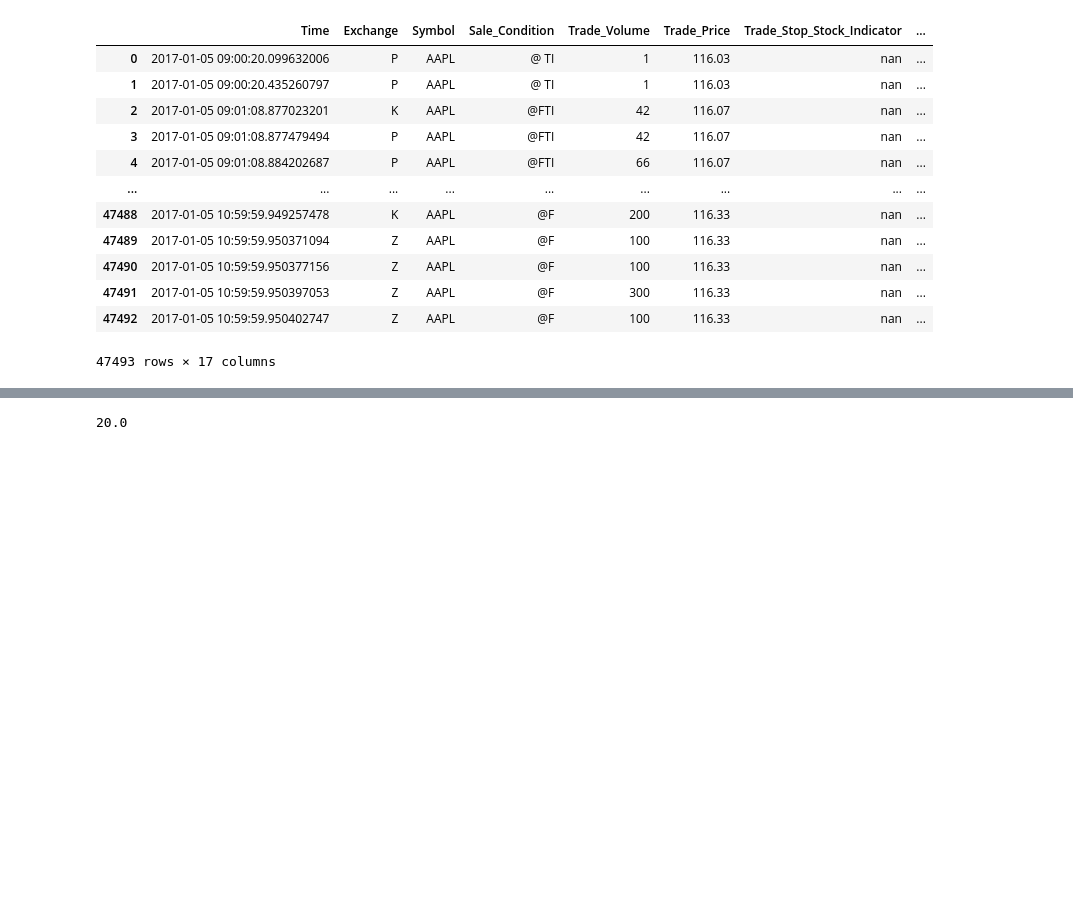
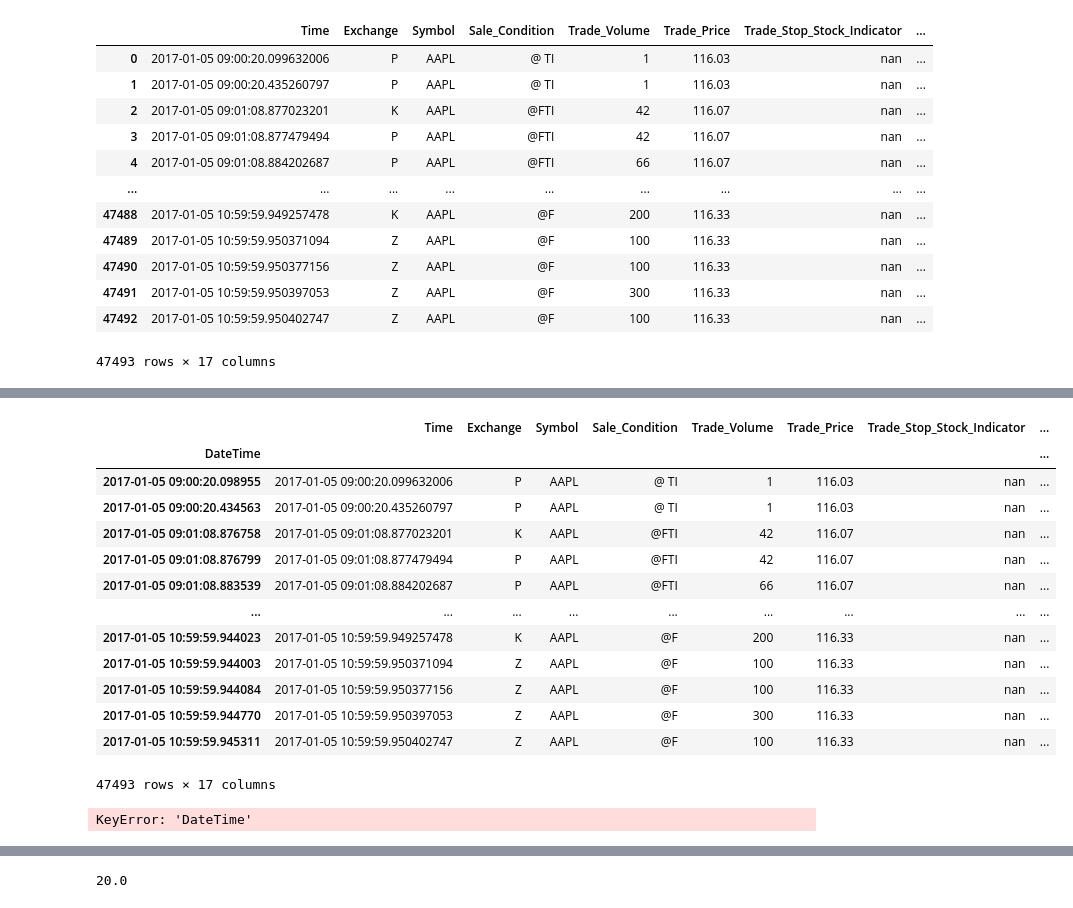
Before and after one commit to AMS-QF/TAQ-Data, a Jupyter notebook: DB_SQL_Acess.ipynb, the cells around one changed output, grey strips where cells are left out. Drawn from its saved outputs; the diff is of its cells as text; code cells hidden in the pictures; blank space fills up the shorter version.

```diff
--- a/DB_SQL_Acess.ipynb
+++ b/DB_SQL_Acess.ipynb
@@ -81,0 +112,44 @@ data
+# %%
+trades = data
+# %%
+import pandas as pd
+
+def convert_timestamp(df, column_name):
+    df[column_name] = pd.to_datetime(df[column_name], format='%H%M%S%f').dt.time
+    return df
+
+trades = convert_timestamp(trades, 'Participant_Timestamp')
+
+# Ensure "Date" column is in datetime format
+trades['Date'] = pd.to_datetime(trades['Date'])
+
+# Ensure "Participant_Timestamp" is of type str
+trades['Participant_Timestamp'] = trades['Participant_Timestamp'].astype(str)
+
+# Create new datetime column "DateTime"
+trades['DateTime'] = pd.to_datetime(trades['Date'].dt.strftime('%Y-%m-%d') + ' ' + trades['Participant_Timestamp'])
+# %%
+trades
+# %% [output]
+|  | Time | Exchange | Symbol | Sale_Condition | Trade_Volume | Trade_Price | Trade_Stop_Stock_Indicator | ... |
+| DateTime |  |  |  |  |  |  |  | ... |
+| 2017-01-05 09:00:20.098955 | 2017-01-05 09:00:20.099632006 | P | AAPL | @ TI | 1 | 116.03 | nan | ... |
+| 2017-01-05 09:00:20.434563 | 2017-01-05 09:00:20.435260797 | P | AAPL | @ TI | 1 | 116.03 | nan | ... |
+| 2017-01-05 09:01:08.876758 | 2017-01-05 09:01:08.877023201 | K | AAPL | @FTI | 42 | 116.07 | nan | ... |
+| 2017-01-05 09:01:08.876799 | 2017-01-05 09:01:08.877479494 | P | AAPL | @FTI | 42 | 116.07 | nan | ... |
+| 2017-01-05 09:01:08.883539 | 2017-01-05 09:01:08.884202687 | P | AAPL | @FTI | 66 | 116.07 | nan | ... |
+| ... | ... | ... | ... | ... | ... | ... | ... | ... |
+| 2017-01-05 10:59:59.944023 | 2017-01-05 10:59:59.949257478 | K | AAPL | @F | 200 | 116.33 | nan | ... |
+| 2017-01-05 10:59:59.944003 | 2017-01-05 10:59:59.950371094 | Z | AAPL | @F | 100 | 116.33 | nan | ... |
+| 2017-01-05 10:59:59.944084 | 2017-01-05 10:59:59.950377156 | Z | AAPL | @F | 100 | 116.33 | nan | ... |
+| 2017-01-05 10:59:59.944770 | 2017-01-05 10:59:59.950397053 | Z | AAPL | @F | 300 | 116.33 | nan | ... |
+| 2017-01-05 10:59:59.945311 | 2017-01-05 10:59:59.950402747 | Z | AAPL | @F | 100 | 116.33 | nan | ... |
+47493 rows × 17 columns
+# %%
+import pandas as pd
+
+# Assuming 'df' is your DataFrame
+trades['Time - PTS'] = pd.to_datetime(trades['DateTime'])  # Ensuring DateTime column is of datetime type
+trades.set_index('Time - PTS', inplace=True)  # Setting DateTime column as index
+# %% [output]
+KeyError: 'DateTime'
```
Also changed, not shown: parts of 10 cells of this notebook, 3 other files.
